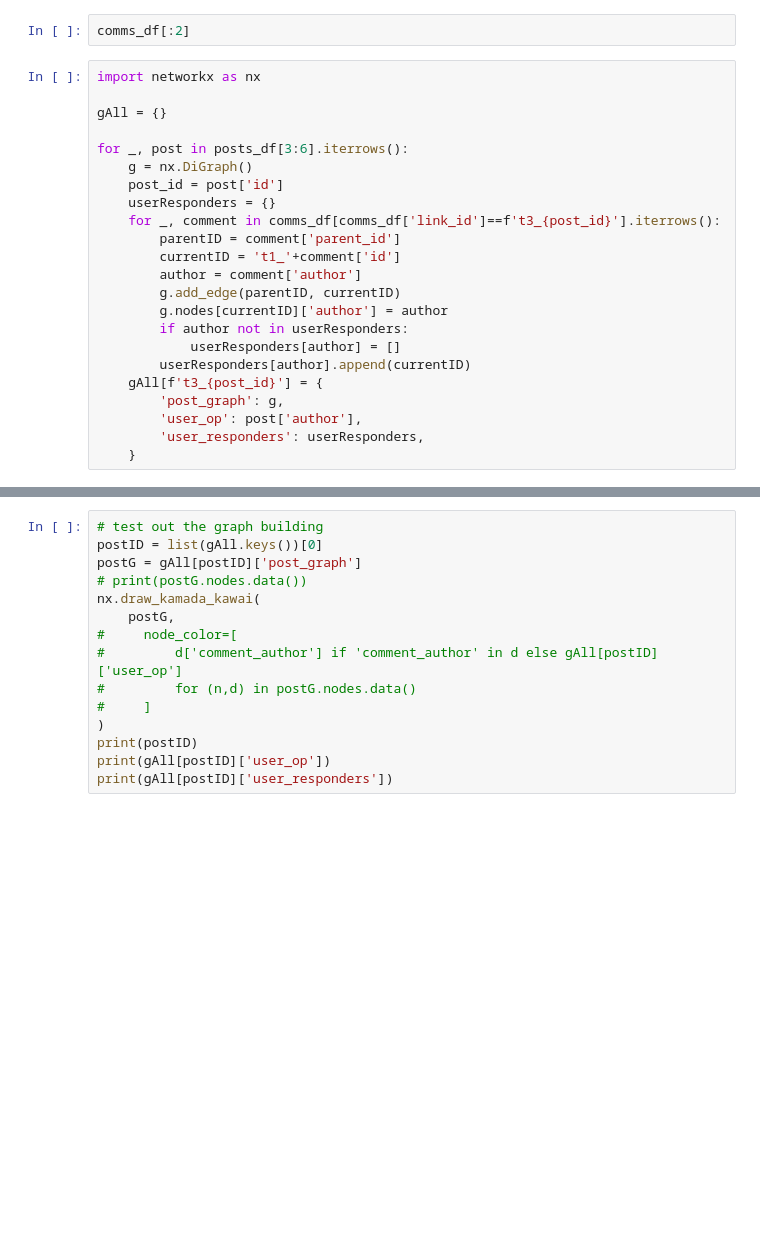
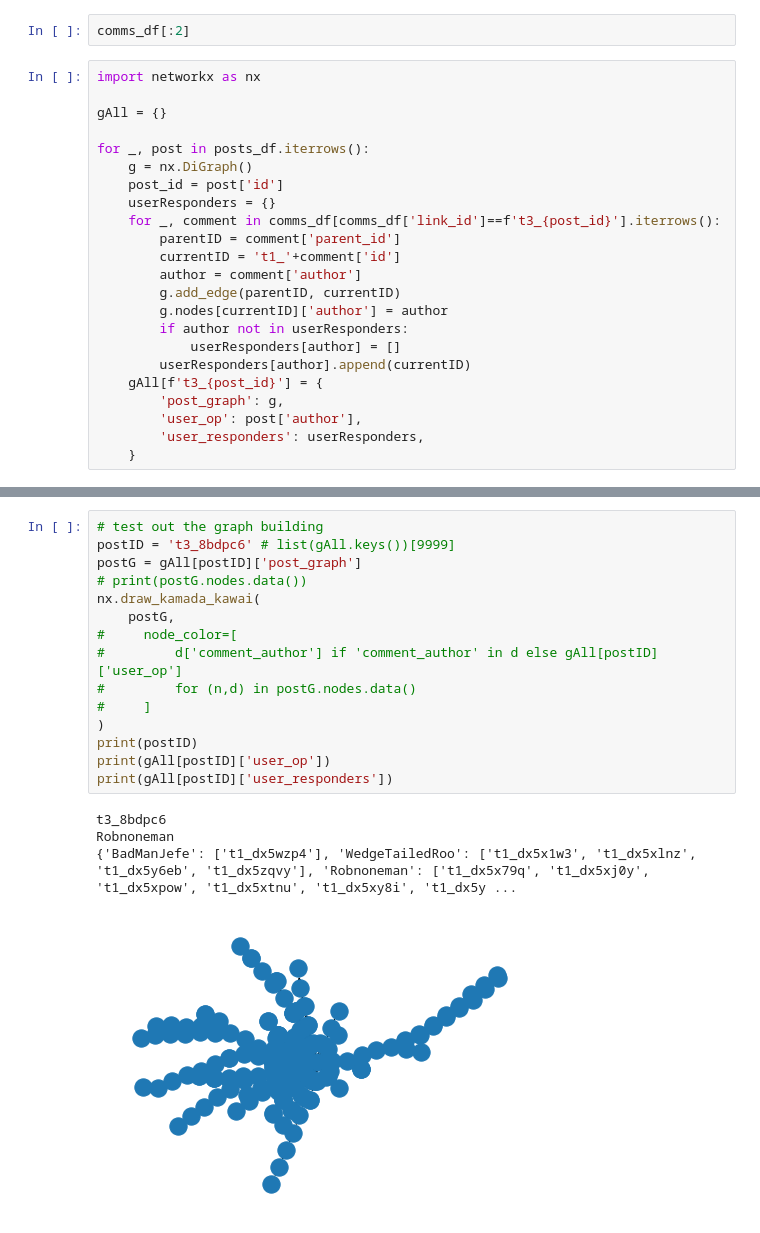
Before and after one commit to cephcyn/cornell_cs6742_a2, a Jupyter notebook: 01_metric_feasibility.ipynb, the cells around one changed output, grey strips where cells are left out. Drawn from its saved outputs; the diff is of its cells as text; blank space fills up the shorter version.

```diff
--- a/01_metric_feasibility.ipynb
+++ b/01_metric_feasibility.ipynb
@@ -21,7 +21,7 @@ import networkx as nx
 
 gAll = {}
 
-for _, post in posts_df[3:6].iterrows():
+for _, post in posts_df.iterrows():
     g = nx.DiGraph()
     post_id = post['id']
     userResponders = {}
@@ -42,15 +53,20 @@ for _, post in posts_df[3:6].iterrows():
 # %%
 # test out the graph building
-postID = list(gAll.keys())[0]
+postID = 't3_8bdpc6' # list(gAll.keys())[9999]
 postG = gAll[postID]['post_graph']
 # print(postG.nodes.data())
 nx.draw_kamada_kawai(
     postG,
 #     node_color=[
 #         d['comment_author'] if 'comment_author' in d else gAll[postID]['user_op']
 #         for (n,d) in postG.nodes.data()
 #     ]
 )
 print(postID)
 print(gAll[postID]['user_op'])
 print(gAll[postID]['user_responders'])
+# %% [output]
+t3_8bdpc6
+Robnoneman
+{'BadManJefe': ['t1_dx5wzp4'], 'WedgeTailedRoo': ['t1_dx5x1w3', 't1_dx5xlnz', 't1_dx5y6eb', 't1_dx5zqvy'], 'Robnoneman': ['t1_dx5x79q', 't1_dx5xj0y', 't1_dx5xpow', 't1_dx5xtnu', 't1_dx5xy8i', 't1_dx5y ...
+[figure, added]
```
Also changed, not shown: parts of 8 cells of this notebook.
